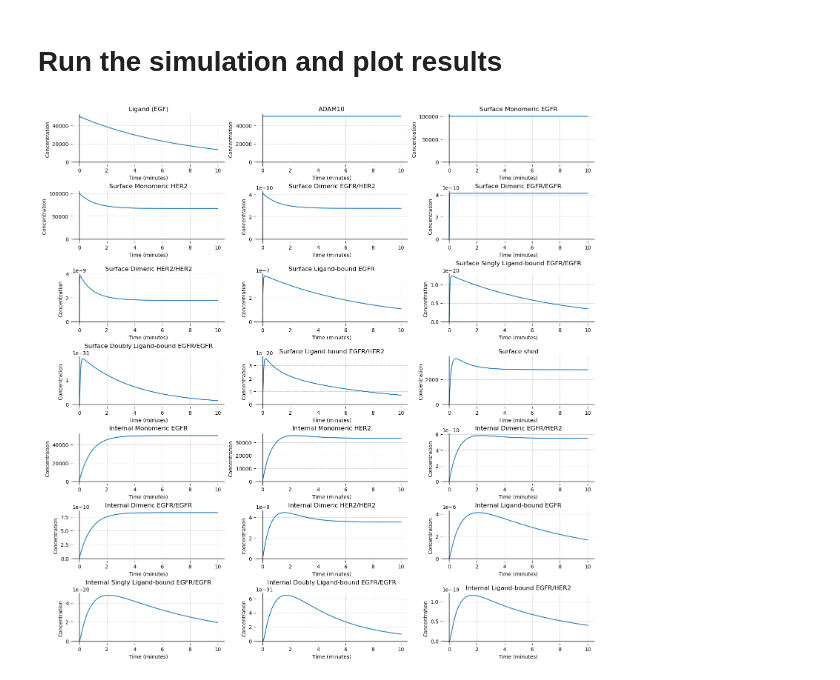
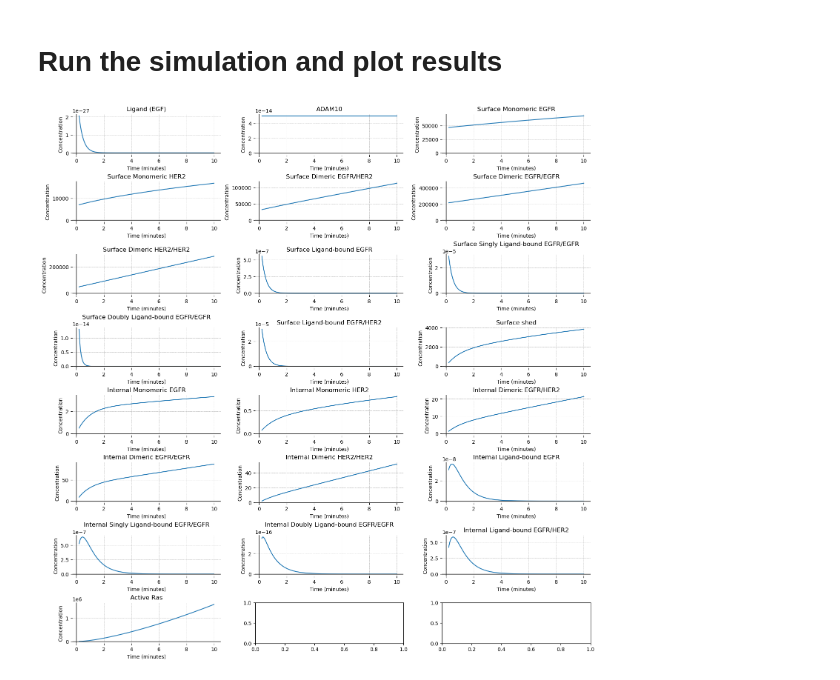
Before and after one commit to katie-sp/EGFR, a Jupyter notebook: project.ipynb, the cells around one changed output. Drawn from its saved outputs; the diff is of its cells as text; code cells hidden in the pictures.

```diff
--- a/project.ipynb
+++ b/project.ipynb
@@ -25,11 +25,11 @@ def set_axes_labels(axes, x_label, y_label, title, legend_title=None):
 # Simulation information
 # %%
 # compute the initial concentration of receptors
-number_of_cells = 1e9
-initial_receptors_per_cell = 10e4
-avogadros_number = 6.022e23
-blood_volume = 4 # liters
-initial_receptor_concentration = number_of_cells * initial_receptors_per_cell / avogadros_number / blood_volume
+#number_of_cells = 1e9
+initial_receptors_per_cell = 50e4
+#avogadros_number = 6.022e23
+#blood_volume = 4 # liters
+#initial_receptor_concentration = number_of_cells * initial_receptors_per_cell / avogadros_number / blood_volume
 
 # create a new subclass of namedtuple with the specific field names we want
 # the first argument is the name of the tuple subclass we are creating. the second argument is a list of field names
@@ -41,7 +41,7 @@ state_variable_metadata = {
 
     # SURFACE SPECIES
     'R1s': StateVariableMetadata(description="Surface Monomeric EGFR", initial_value=initial_receptors_per_cell, units='#/cell'),
-    'R2s': StateVariableMetadata(description="Surface Monomeric HER2", initial_value=initial_receptors_per_cell, units='#/cell'),
+    'R2s': StateVariableMetadata(description="Surface Monomeric HER2", initial_value=initial_receptors_per_cell/4, units='#/cell'),
     'R1/R2s': StateVariableMetadata(description="Surface Dimeric EGFR/HER2", initial_value=0, units='#/cell'),
     'R1/R1s': StateVariableMetadata(description="Surface Dimeric EGFR/EGFR", initial_value=0, units='#/cell'),
     'R2/R2s': StateVariableMetadata(description="Surface Dimeric HER2/HER2", initial_value=0, units='#/cell'),
@@ -60,12 +60,13 @@ state_variable_metadata = {
     'R1/Li': StateVariableMetadata(description="Internal Ligand-bound EGFR", initial_value=0, units='#/cell'),
     'R1/R1/Li': StateVariableMetadata(description="Internal Singly Ligand-bound EGFR/EGFR", initial_value=0, units='#/cell'),
     'L/R1/R1/Li': StateVariableMetadata(description="Internal Doubly Ligand-bound EGFR/EGFR", initial_value=0, units='#/cell'),
-    'L/R1/R2i': StateVariableMetadata(description="Internal Ligand-bound EGFR/HER2", initial_value=0, units='#/cell')
+    'L/R1/R2i': StateVariableMetadata(description="Internal Ligand-bound EGFR/HER2", initial_value=0, units='#/cell'),
+    'Ras-GTP': StateVariableMetadata(description="Active Ras", initial_value=0, units='#/cell'),
 }
 
 rate_constants = {
     # dimerization and uncoupling parameters; taken from Hendriks 2003
-    'k_c': 1e-3 * number_of_cells / avogadros_number / blood_volume,         # /( #/cell min )   same for all dimers!
+    'k_c': 1e-3,         # /( #/cell min )   same for all dimers!
     'k_uR1/R1': 10,      # /min
     'k_uR1/R2': 10,      # /min
     'k_uR2/R2': 1,       # /min
@@ -74,16 +75,16 @@ rate_constants = {
     'k_uL/R1/R1/L': 0.1, # /min
 
     # EGF association with EGFR; taken from Hendriks 2003
-    'k_on': 9.7e7 * number_of_cells / avogadros_number / blood_volume,       # /(M min)
-    'k_off': 0.24,        # /min
+    'k_on': 9.7e6,       # /(M min)
+    'k_off': 10e-2,        # /min
 
     # internalization; taken from Hendriks 2003 plus assumptions
-    'k_eR1': 0.01,
-    'k_eR2': 0.01,       # /min    this is 0.01 WITHOUT EGF, else 0.03!
-    'k_edimer': 0.04,    # /min    assumed to be equal for all dimers (value pulled from paper for k_eR1/R1)
-    'k_eR1/L': 0.28,     # /min
-    'k_edimer/L':0.1,    # /min    assumed to be equal for all dimers and singly/doubly bound ligand (value pulled from paper for L/R1/R2)
-    'k_eshed': 0.1,
+    'k_eR1': 0.01e-4,
+    'k_eR2': 0.01e-4,       # /min    this is 0.01 WITHOUT EGF, else 0.03!
+    'k_edimer': 0.04e-4,    # /min    assumed to be equal for all dimers (value pulled from paper for k_eR1/R1)
+    'k_eR1/L': 0.28e-2,     # /min
+    'k_edimer/L':0.1e-2,    # /min    assumed to be equal for all dimers and singly/doubly bound ligand (value pulled from paper for L/R1/R2)
+    'k_eshed': 0.1e-2,
 
     # degradation;
     'k_degdimer': 0.02,
@@ -238,6 +239,9 @@ def dydt(t, y, rate_constants, state_variable_metadata):
         rate_constants['k_eR2']*state_variable_values['R2s']
         - rate_constants['k_degR2']*state_variable_values['R2i']
     )
+    derivatives['Ras-GTP'] = (
+        state_variable_values['R1/R1/Ls'] + state_variable_values['L/R1/R1/Ls'] + state_variable_values['L/R1/R2s'] + state_variable_values['shed']
+    )
 
     # convert the 'derivatives' dictionary back to a vector because that is what solve_ivp requires
     return [ derivatives[key] for key in state_variable_metadata.keys()]
@@ -256,7 +260,7 @@ def simulate_binding_recycling_and_degradation(t, rate_constants, state_variable
     solution = solve_ivp( dydt, [t[0], t[-1]], x_initial_value,
                          args=(rate_constants, state_variable_metadata),
                          t_eval=t,
-                         atol=1e-20,
+                         atol=1e-16,
                          dense_output=True,
                          method='Radau')
 
@@ -270,29 +274,29 @@ def simulate_binding_recycling_and_degradation(t, rate_constants, state_variable
 # %%
 
 # create time axis
 simulation_time_mins = 10  # 500 minutes, as in problem statement
 t = np.linspace(0, simulation_time_mins*60, 500)
 
 # Run the simulation
 simulation_results, solution = simulate_binding_recycling_and_degradation(t, rate_constants, state_variable_metadata)
 # plot for each of the state variables. it's not a bad idea in any simulation to have a look at everything
 # to ensure all of the variables
-fig, axes = plt.subplots(7, 3, figsize=(15, 15), layout="constrained")
+fig, axes = plt.subplots(8, 3, figsize=(15, 15), layout="constrained")
 axes = axes.flatten()
 # fig.suptitle(f'Initial ligand concentration: {ligand} M; initial Pemigatinib concentration: {inhibitor} M\n\n')
 
 
 plot_time_axis = simulation_results['t']/60
 
 for ax, (key, state_variable) in zip(axes,state_variable_metadata.items()):
     if key == 'L' or key == 'A':   # plot ligand concentrations in nM
-        ax.plot(plot_time_axis, simulation_results[key] * 1e9)
+        ax.plot(plot_time_axis[10:], simulation_results[key][10:]*1e-9)
     else:
-        ax.plot(plot_time_axis, simulation_results[key])
+        ax.plot(plot_time_axis[10:], simulation_results[key][10:])
 
     set_axes_labels(ax, 'Time (minutes)', 'Concentration', state_variable.description)
     make_plot_look_good(ax)
 
 plt.show()
 # %% [output]
-[figure, old version]
+[figure, new version]
```
